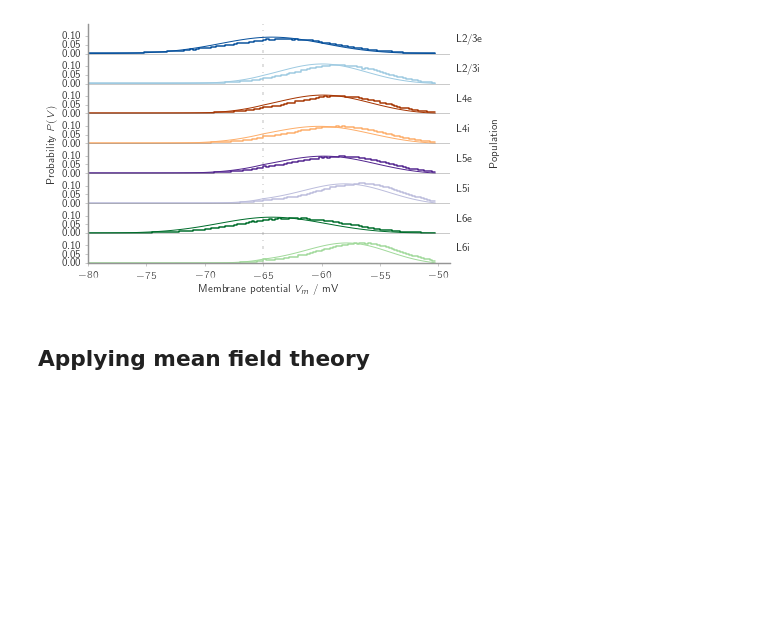
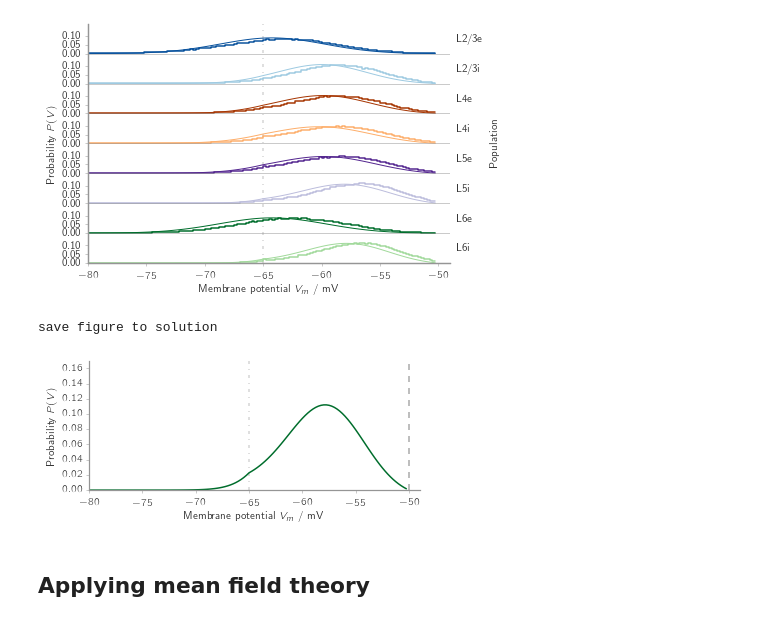
Before and after one commit to frschu/microcircuit, a Jupyter notebook: analysis/presentation.ipynb, the cells around one changed output. Saved outputs shown, nothing was run; the diff lists cells and outputs as text; code cells hidden in the pictures; blank space fills up the shorter version.

```diff
--- a/analysis/presentation.ipynb
+++ b/analysis/presentation.ipynb
@@ -775,3 +855,17 @@ plot_membrane_potential(path_res_file, rate_mf, figname="membrane_potential")
+# %%
+sim_spec = "membrane_potential"
+data_path = "/export/data-schuessler/data_microcircuit/micro"
+res_file_name = sim_spec + "_res.hdf5"
+path_res_file = os.path.join(data_path, res_file_name)
+
+(area, t_sim, t_trans, t_measure, dt,
+    populations, layers, types,
+    n_populations, n_layers, n_types) = hf.basic_data(path_res_file)
+
+plot_solution(path_res_file, rate_mf, figname="solution")
+# %% [output]
+save figure to solution
+[figure, added]
 # %% [markdown]
 ## Applying mean field theory
 # %%
```
Also changed, not shown: parts of 4 cells of this notebook, 6 other files.
